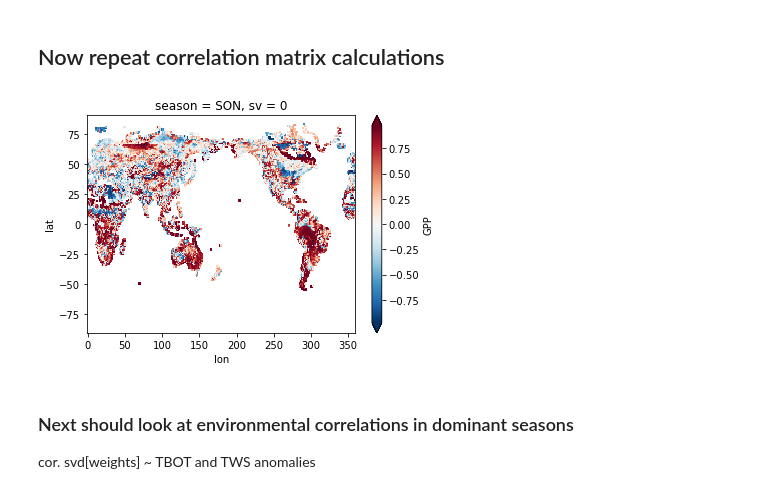
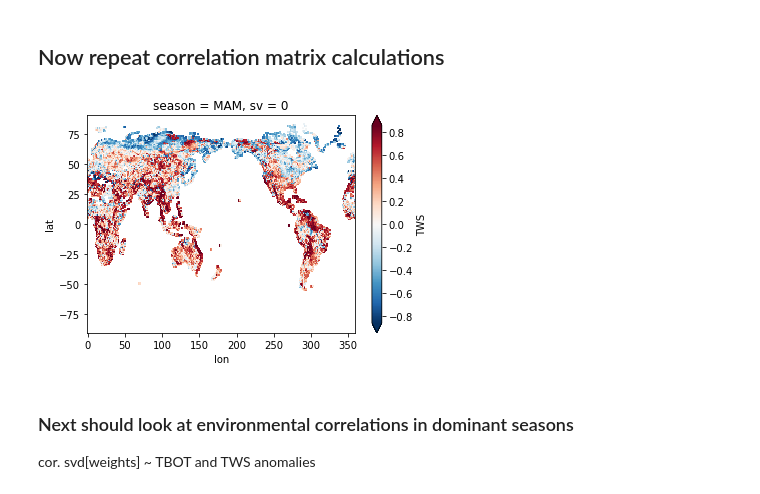
Before and after one commit to NCAR/ctsm_python_gallery, a Jupyter notebook: notebooks/MonthlySVD.ipynb, the cells around one changed output. Saved outputs shown, nothing was run; the diff lists cells and outputs as text; code cells hidden in the pictures.

Commit message:
Cleaning up code and plotting, more TODO..

```diff
--- a/notebooks/MonthlySVD.ipynb
+++ b/notebooks/MonthlySVD.ipynb
@@ -902,16 +957,17 @@ for i in range(years):
 # %%
 # calculate mean annual cycle and mean SV1 and SV2 for different regions
-# TODO, This may be more efficient in a loop with different lists of lat-lon regions to focus on.
+# TODO, JH, How do I save plots for each lat band invidually?
 
-a = -30  # Min lat, -20 to 10 for Amazon
-b = 0  # Max lat
+a = [-30,0,30,55]  # Min lat, -20 to 10 for Amazon
+b = [0,30,55,80]   # Max lat
 c = 0   # min lon, 280-310 for the Amazon
 d = 360 # max lon
-svd_plot = svd2
-mean_svd_plot = svd_plot.sel(lat=slice(a,b), lon=slice(c,d)).mean(('lat','lon'))
 
-# -- Amplitude vector --
-mean_svd_plotA = svd_plot.where(GPP_climo_mask1).sel(lat=slice(a,b), lon=slice(c,d)).mean(('lat','lon'))
-# -- Phase shift vector --
-mean_svd_plotB = svd_plot.where(GPP_climo_mask2).sel(lat=slice(a,b), lon=slice(c,d)).mean(('lat','lon'))
-#print(mean_svd_plot)
+for i in range(1):#len(a)):
+    svd_plot = svd2
+    mean_svd_plot = svd_plot.sel(lat=slice(a[i],b[i]), lon=slice(c,d)).mean(('lat','lon'))
+    # -- Amplitude vector --
+    mean_svd_plotA = svd_plot.where(GPP_climo_mask1).sel(lat=slice(a[i],b[i]), lon=slice(c,d)).mean(('lat','lon'))
+    # -- Phase shift vector --
+    mean_svd_plotB = svd_plot.where(GPP_climo_mask2).sel(lat=slice(a[i],b[i]), lon=slice(c,d)).mean(('lat','lon'))
+    fig = monthly_plots(mean_svd_plot,mean_svd_plotA,mean_svd_plotB, a=a[i], b=b[i])
@@ -1219,9 +1174,9 @@ plt.tight_layout();
 # %%
 svd_new_corr = corr_wrap(dt_anom, svd_new)
 # %%
-svd_new_corr.GPP.isel(sv=0,season=3).plot(robust=True);
+svd_new_corr.TWS.isel(sv=0,season=1).plot(robust=True);
 # %% [output]
-[figure, old version]
+[figure, new version]
 # %% [markdown]
 ### Next should look at environmental correlations in dominant seasons
 cor. svd[weights] ~ TBOT and TWS anomalies
```
Also changed, not shown: parts of 19 cells of this notebook.
